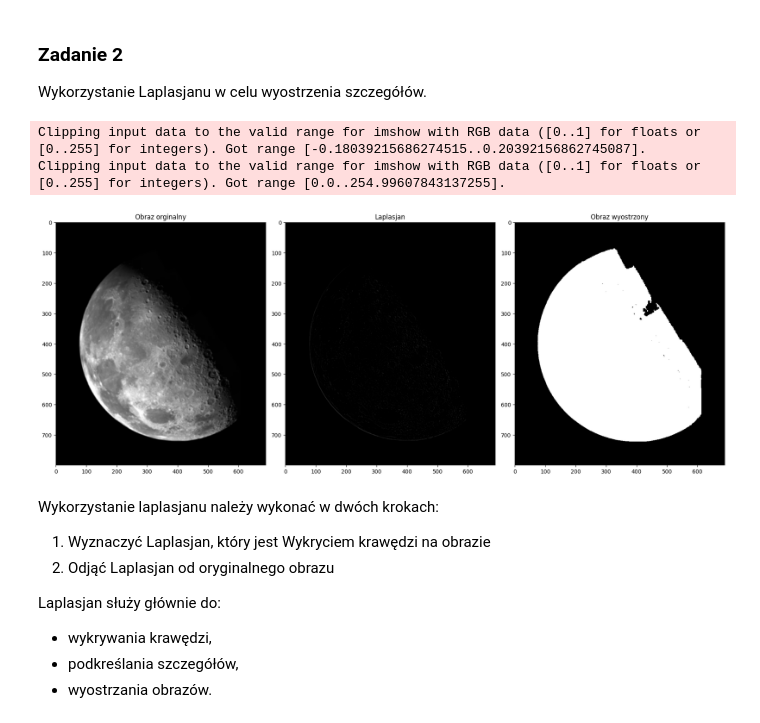
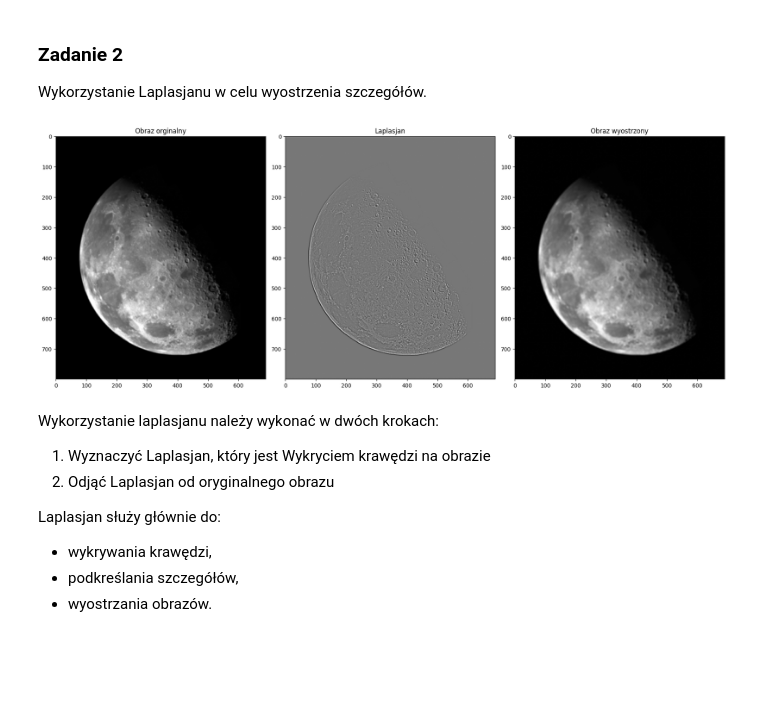
Before and after one commit to krysx7003/CPSO, a Jupyter notebook: Lab2/Cw11.ipynb, the cells around one changed output. Drawn from its saved outputs; the diff is of its cells as text; code cells hidden in the pictures; blank space fills up the shorter version.

```diff
--- a/Lab2/Cw11.ipynb
+++ b/Lab2/Cw11.ipynb
@@ -48,27 +50,28 @@ Wykorzystanie maski Sobela pozwala na wyznaczenie zarysów kształtów pozbawiaj
 ### Zadanie 2
 Wykorzystanie Laplasjanu w celu wyostrzenia szczegółów.
 # %%
+img_c = rgb2gray(img_c)
+img_c = img_as_float(img_c)
+
 plt.figure(figsize=(18, 10))
 plt.subplot(1,3,1)
-plt.imshow(img_c)
+plt.imshow(img_c, cmap='gray')
 plt.title("Obraz orginalny")
 
 plt.subplot(1,3,2)
 lap_img_c = laplace(img_c)
-plt.imshow(lap_img_c)
+plt.imshow(lap_img_c, cmap='gray')
 plt.title("Laplasjan")
 
 plt.subplot(1,3,3)
 fin_img_c = img_c - lap_img_c
-plt.imshow(fin_img_c)
+plt.imshow(fin_img_c, cmap='gray')
 plt.title("Obraz wyostrzony")
 
 plt.tight_layout()
 plt.show()
 # %% [output]
-Clipping input data to the valid range for imshow with RGB data ([0..1] for floats or [0..255] for integers). Got range [-0.18039215686274515..0.20392156862745087].
-Clipping input data to the valid range for imshow with RGB data ([0..1] for floats or [0..255] for integers). Got range [0.0..254.99607843137255].
-[figure, old version]
+[figure, new version]
 # %% [markdown]
 Wykorzystanie laplasjanu należy wykonać w dwóch krokach:
 1. Wyznaczyć Laplasjan, który jest Wykryciem krawędzi na obrazie
```
Also changed, not shown: parts of 3 cells of this notebook, 27 other files.
